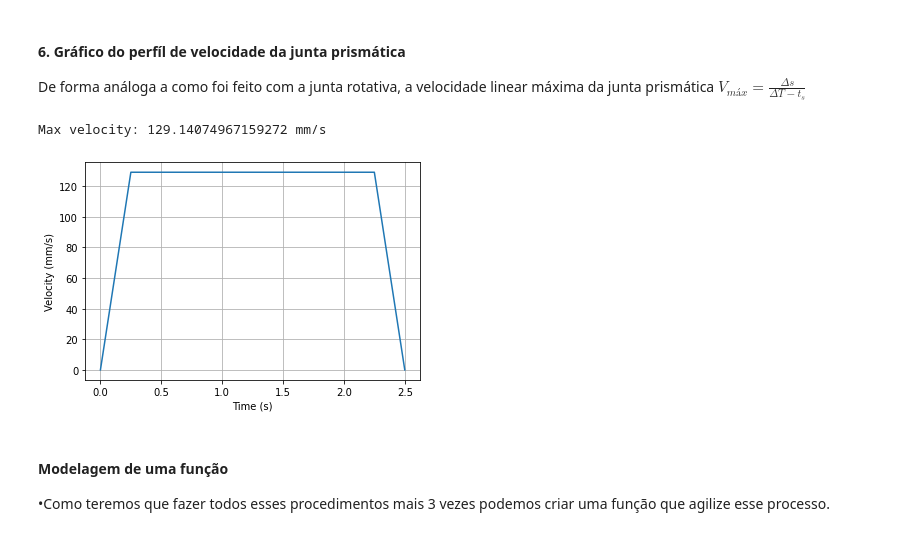
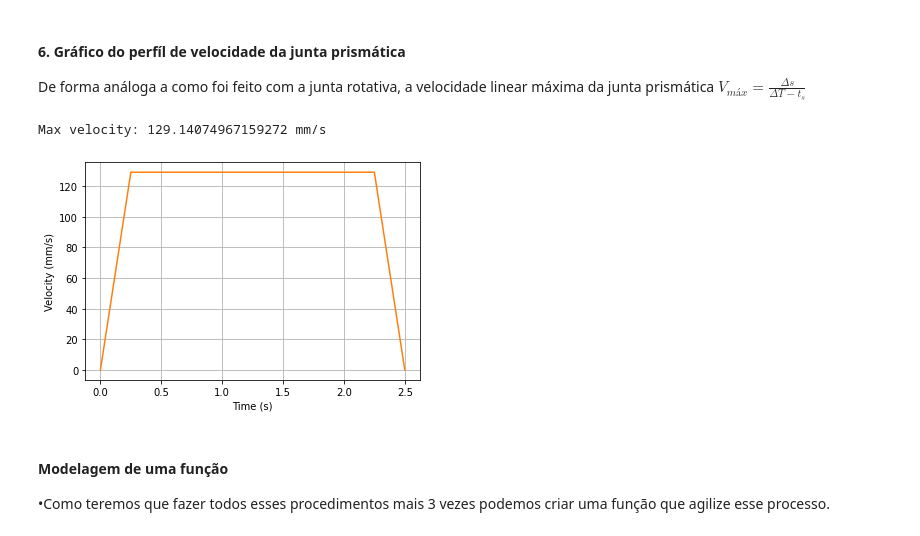
Before and after one commit to Pedro4064/ES101, a Jupyter notebook: ES101 - Robotic Arm/Braço Robótico.ipynb, the cells around one changed output. Saved outputs shown, nothing was run; the diff lists cells and outputs as text; code cells hidden in the pictures.

Commit message:
Fixed Plot Formatting

```diff
--- a/ES101 - Robotic Arm/Braço Robótico.ipynb
+++ b/ES101 - Robotic Arm/Braço Robótico.ipynb
@@ -476,20 +476,20 @@ De forma análoga a como foi feito com a junta rotativa, a velocidade linear má
 # %%
 # Calculate the max velocity
 max_velocity = (delta_s/(2.5 - 0.25))
 print('Max velocity:',max_velocity,'mm/s')
 
 # plot the trapezoidal profile
 x = [0, 0.25, 2.25, 2.5]
 y = [0, max_velocity, max_velocity, 0]
 
 plt.grid()
 plt.xlabel('Time (s)')
 plt.ylabel('Velocity (mm/s)')
-plt.plot(x,y)
+plt.plot(x, y, 'C1')
 plt.show()
 # %% [output]
 Max velocity: 129.14074967159272 mm/s
-[figure, old version]
+[figure, new version]
 # %% [markdown]
 #### Modelagem de uma função
 •Como teremos que fazer todos esses procedimentos mais 3 vezes podemos criar uma função que agilize esse processo.
```
Also changed, not shown: parts of 2 cells of this notebook.
